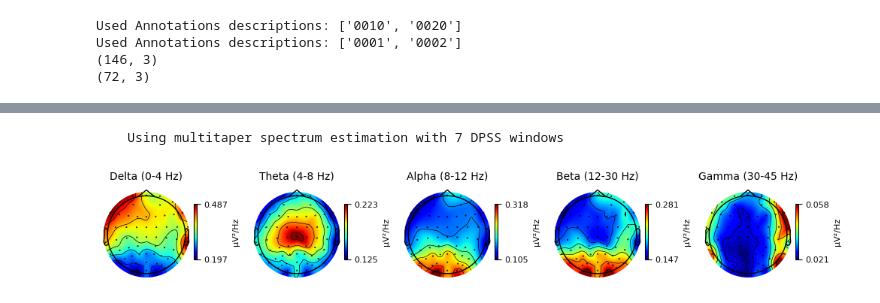
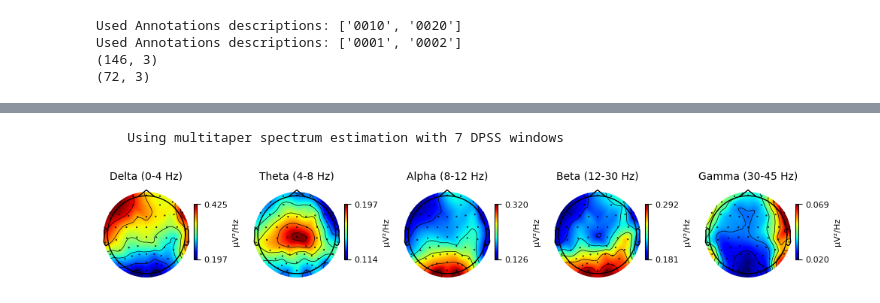
Before and after one commit to PipeCadenaP/NeuroZenProcessing, a Jupyter notebook: PreprocessEEG.ipynb, the cells around one changed output, grey strips where cells are left out. Saved outputs shown, nothing was run; the diff lists cells and outputs as text; code cells hidden in the pictures.

```diff
--- a/PreprocessEEG.ipynb
+++ b/PreprocessEEG.ipynb
@@ -406,6 +401,3 @@ Applying baseline correction (mode: mean)
 0 projection items activated
 Using data from preloaded Raw for 72 events and 1025 original time points ...
 0 bad epochs dropped
-# %%
-epochs_MF = ica_MF.apply(epochs_MF, exclude=exclude_idx_MF)
-epochs_R = ica_R.apply(epochs_R, exclude=exclude_idx_R)
@@ -420,0 +404,5 @@ Applying ICA to Epochs instance
+# %%
+ar_MF = AutoReject().fit(epochs_MF)
+ar_R = AutoReject().fit(epochs_R)
+epochs_clean_MF = ar_MF.transform(epochs_MF)
+epochs_clean_R = ar_R.transform(epochs_R)
@@ -421,5 +416,5 @@ Applying ICA to Epochs instance
 # %%
-epochs_R.compute_psd().plot_topomap(normalize=True, cmap='jet')
+epochs_clean_R.compute_psd().plot_topomap(normalize=True, cmap='jet')
 # %% [output]
     Using multitaper spectrum estimation with 7 DPSS windows
-[figure, old version]
+[figure, new version]
```
Also changed, not shown: parts of 12 cells of this notebook.
